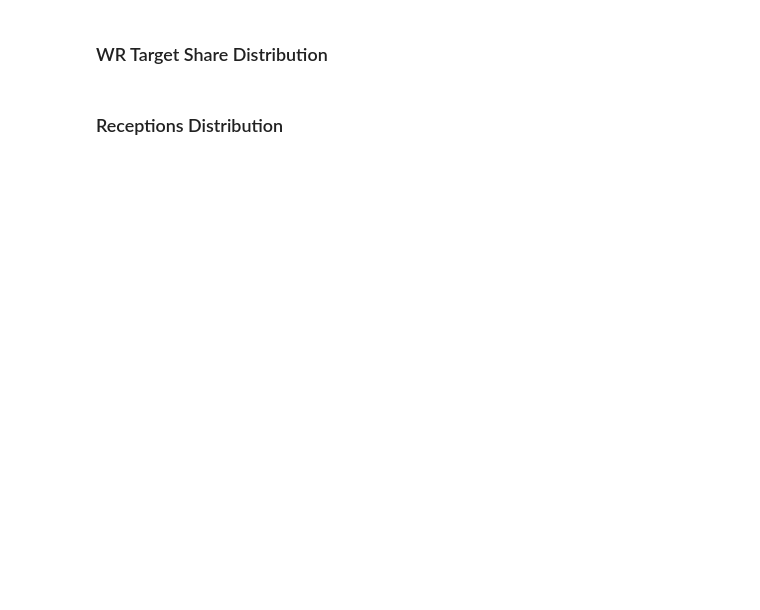
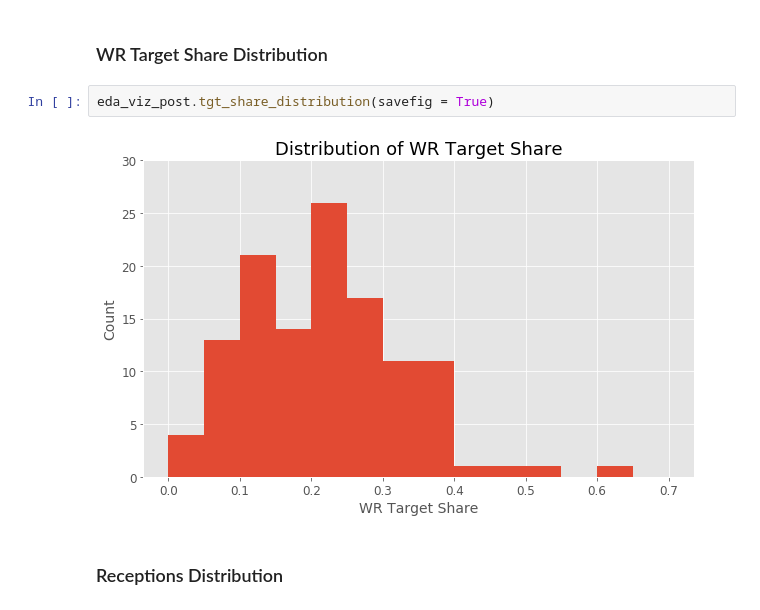
Before and after one commit to tevans-barton/WRSecondYearJumps, a Jupyter notebook: notebooks/4.0 EDA Post-Cleaning.ipynb, the cells around one changed output. Saved outputs shown, nothing was run; the diff lists cells and outputs as text; blank space fills up the shorter version.

```diff
--- a/notebooks/4.0 EDA Post-Cleaning.ipynb
+++ b/notebooks/4.0 EDA Post-Cleaning.ipynb
@@ -138,4 +152,8 @@ Index(['Rnd', 'Pick', 'Team', 'Player', 'First Year', 'Age Draft', 'G', 'GS',
 # %% [markdown]
 ### WR Target Share Distribution
+# %%
+eda_viz_post.tgt_share_distribution(savefig = True)
+# %% [output]
+[figure, added]
 # %% [markdown]
 ### Receptions Distribution
```
Also changed, not shown: parts of 7 cells of this notebook, 2 other files.
